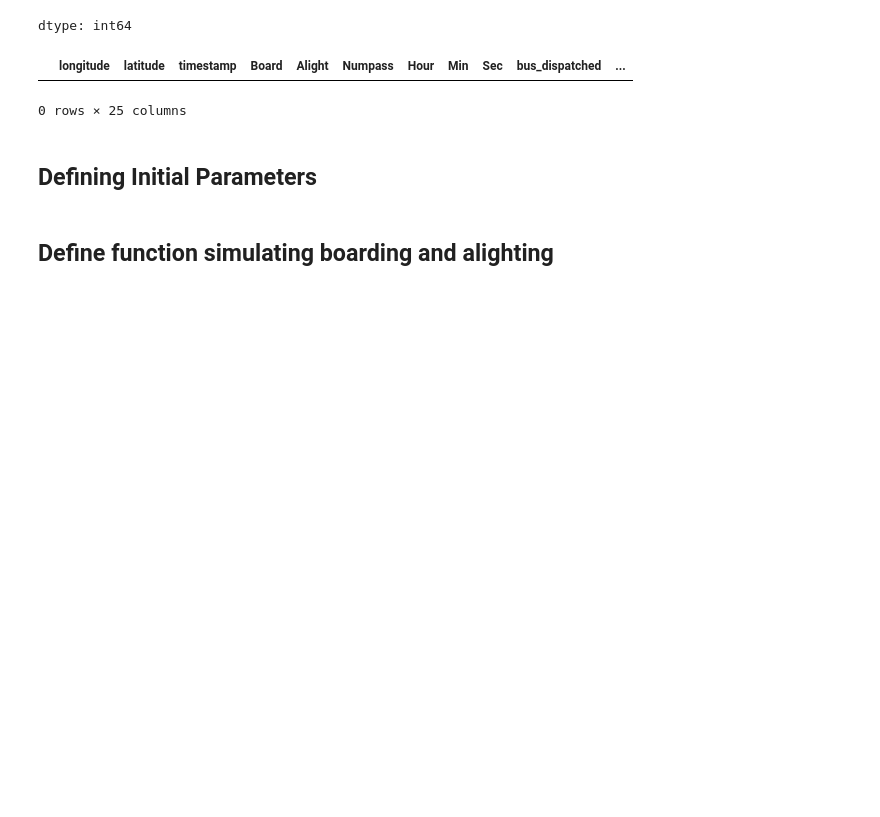
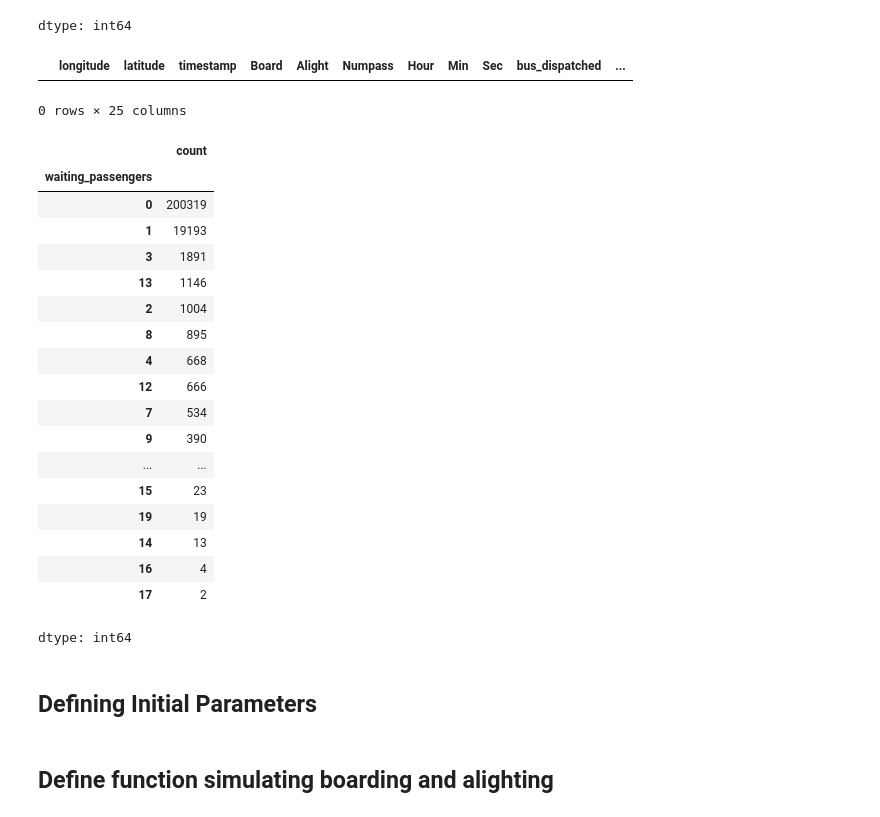
Before and after one commit to machiwao/pjdsc-optima-prime-sakayan-express, a Jupyter notebook: SakayanExpress_RouteSimulation.ipynb, the cells around one changed output. Cells and saved outputs as stored; diff of their text form; code cells hidden in the pictures; blank space fills up the shorter version.

```diff
--- a/SakayanExpress_RouteSimulation.ipynb
+++ b/SakayanExpress_RouteSimulation.ipynb
@@ -571,6 +181,28 @@ df_for0711[(df_for0711['Numpass'] > 60) & (df_for0711['waiting_passengers'] > 0)
 # %% [output]
 |  | longitude | latitude | timestamp | Board | Alight | Numpass | Hour | Min | Sec | bus_dispatched | ... |
 0 rows × 25 columns
+# %%
+df_for0711['waiting_passengers'].value_counts()
+# %% [output]
+|  | count |
+| waiting_passengers |  |
+| 0 | 200319 |
+| 1 | 19193 |
+| 3 | 1891 |
+| 13 | 1146 |
+| 2 | 1004 |
+| 8 | 895 |
+| 4 | 668 |
+| 12 | 666 |
+| 7 | 534 |
+| 9 | 390 |
+| ... | ... |
+| 15 | 23 |
+| 19 | 19 |
+| 14 | 13 |
+| 16 | 4 |
+| 17 | 2 |
+dtype: int64
 # %% [markdown]
 ## Defining Initial Parameters
 # %%
```
Also changed, not shown: parts of 14 cells of this notebook.
